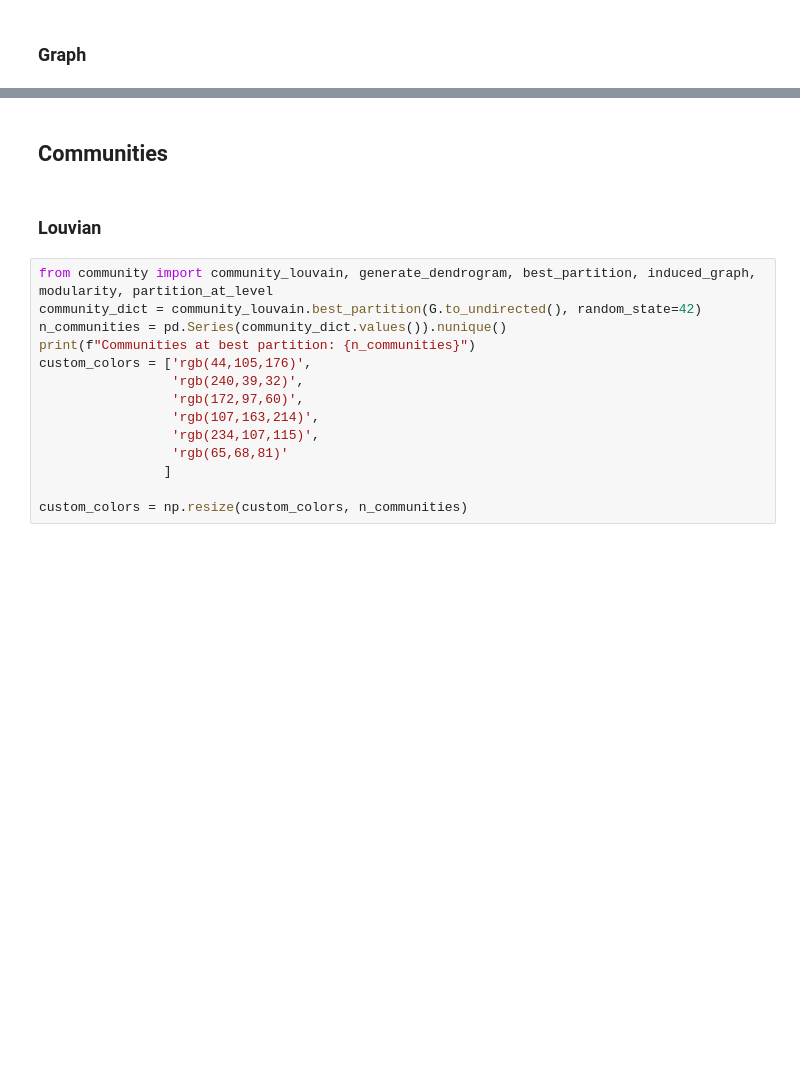
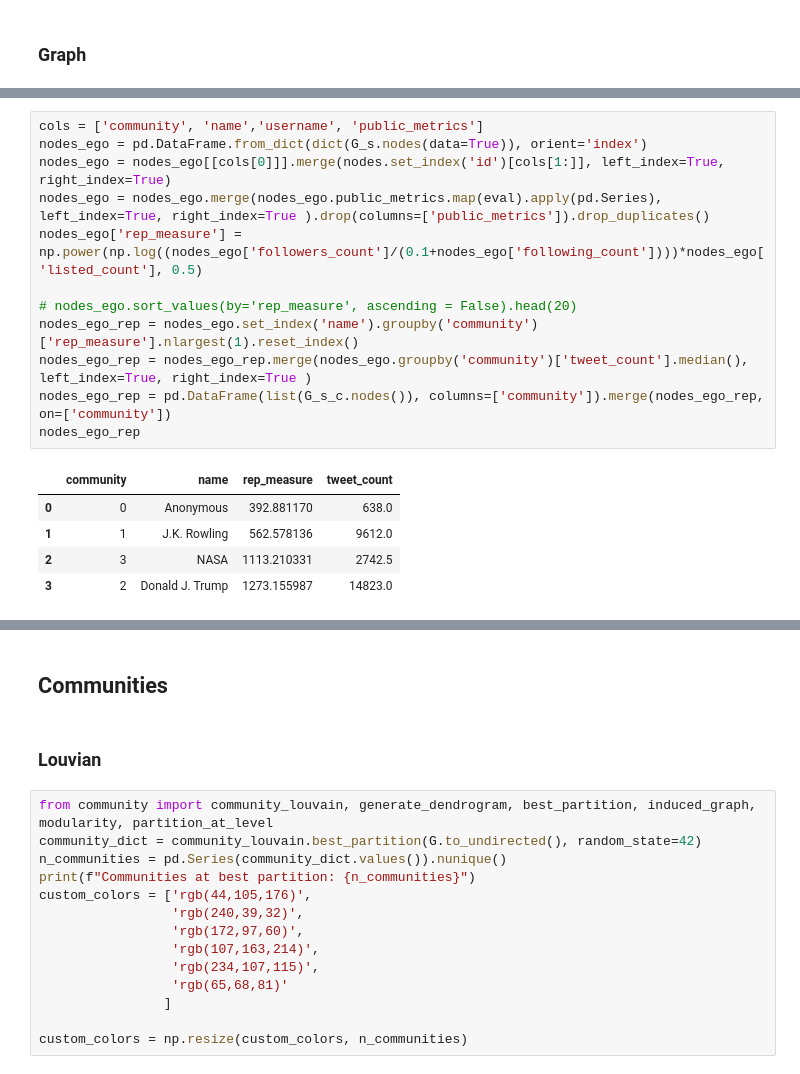
Before and after one commit to lejinvarghese/ego_networks, a Jupyter notebook: notebooks/communities.ipynb, the cells around one changed output, grey strips where cells are left out. Drawn from its saved outputs; the diff is of its cells as text; blank space fills up the shorter version.

```diff
--- a/notebooks/communities.ipynb
+++ b/notebooks/communities.ipynb
@@ -114,0 +176,18 @@ time: 42.5 s (started: 2022-12-04 17:42:54 -05:00)
+# %%
+cols = ['community', 'name','username', 'public_metrics']
+nodes_ego = pd.DataFrame.from_dict(dict(G_s.nodes(data=True)), orient='index')
+nodes_ego = nodes_ego[[cols[0]]].merge(nodes.set_index('id')[cols[1:]], left_index=True, right_index=True)
+nodes_ego = nodes_ego.merge(nodes_ego.public_metrics.map(eval).apply(pd.Series), left_index=True, right_index=True ).drop(columns=['public_metrics']).drop_duplicates()
+nodes_ego['rep_measure'] = np.power(np.log((nodes_ego['followers_count']/(0.1+nodes_ego['following_count'])))*nodes_ego['listed_count'], 0.5)
+
+# nodes_ego.sort_values(by='rep_measure', ascending = False).head(20)
+nodes_ego_rep = nodes_ego.set_index('name').groupby('community')['rep_measure'].nlargest(1).reset_index()
+nodes_ego_rep = nodes_ego_rep.merge(nodes_ego.groupby('community')['tweet_count'].median(), left_index=True, right_index=True )
+nodes_ego_rep = pd.DataFrame(list(G_s_c.nodes()), columns=['community']).merge(nodes_ego_rep, on=['community'])
+nodes_ego_rep
+# %% [output]
+|  | community | name | rep_measure | tweet_count |
+| 0 | 0 | Anonymous | 392.881170 | 638.0 |
+| 1 | 1 | J.K. Rowling | 562.578136 | 9612.0 |
+| 2 | 3 | NASA | 1113.210331 | 2742.5 |
+| 3 | 2 | Donald J. Trump | 1273.155987 | 14823.0 |
```
Also changed, not shown: parts of 19 cells of this notebook, 1 other file.
